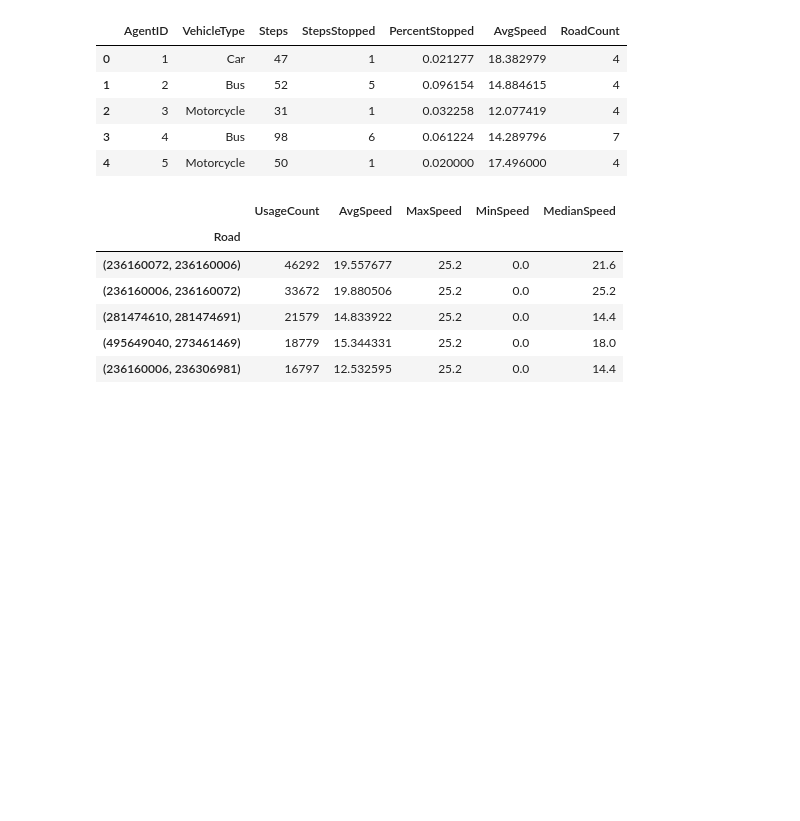
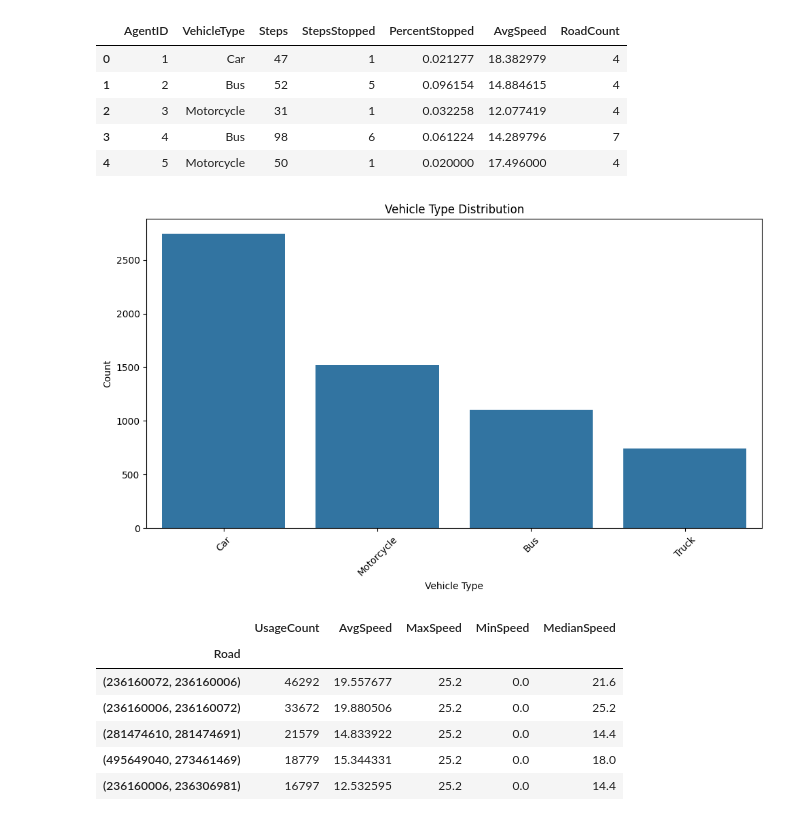
Before and after one commit to haarmeggido/agent-systems, a Jupyter notebook: src/ainter/data/data.ipynb, the cells around one changed output. Saved outputs shown, nothing was run; the diff lists cells and outputs as text; code cells hidden in the pictures; blank space fills up the shorter version.

```diff
--- a/src/ainter/data/data.ipynb
+++ b/src/ainter/data/data.ipynb
@@ -49,6 +49,18 @@ vehicle_summary_df.head()
 | 2 | 3 | Motorcycle | 31 | 1 | 0.032258 | 12.077419 | 4 |
 | 3 | 4 | Bus | 98 | 6 | 0.061224 | 14.289796 | 7 |
 | 4 | 5 | Motorcycle | 50 | 1 | 0.020000 | 17.496000 | 4 |
+# %%
+# check the vehicle distribution
+vehicle_counts = vehicle_summary_df["VehicleType"].value_counts()
+plt.figure(figsize=(10, 6))
+sns.barplot(x=vehicle_counts.index, y=vehicle_counts.values)
+plt.title("Vehicle Type Distribution")
+plt.xlabel("Vehicle Type")
+plt.ylabel("Count")
+plt.xticks(rotation=45)
+plt.tight_layout()
+# %% [output]
+[figure, added]
 # %%
 # Count how many times each road was used and collect speeds per road
 road_data = defaultdict(lambda: {"count": 0, "speeds": []})
```
Also changed, not shown: parts of 1 cell of this notebook.
